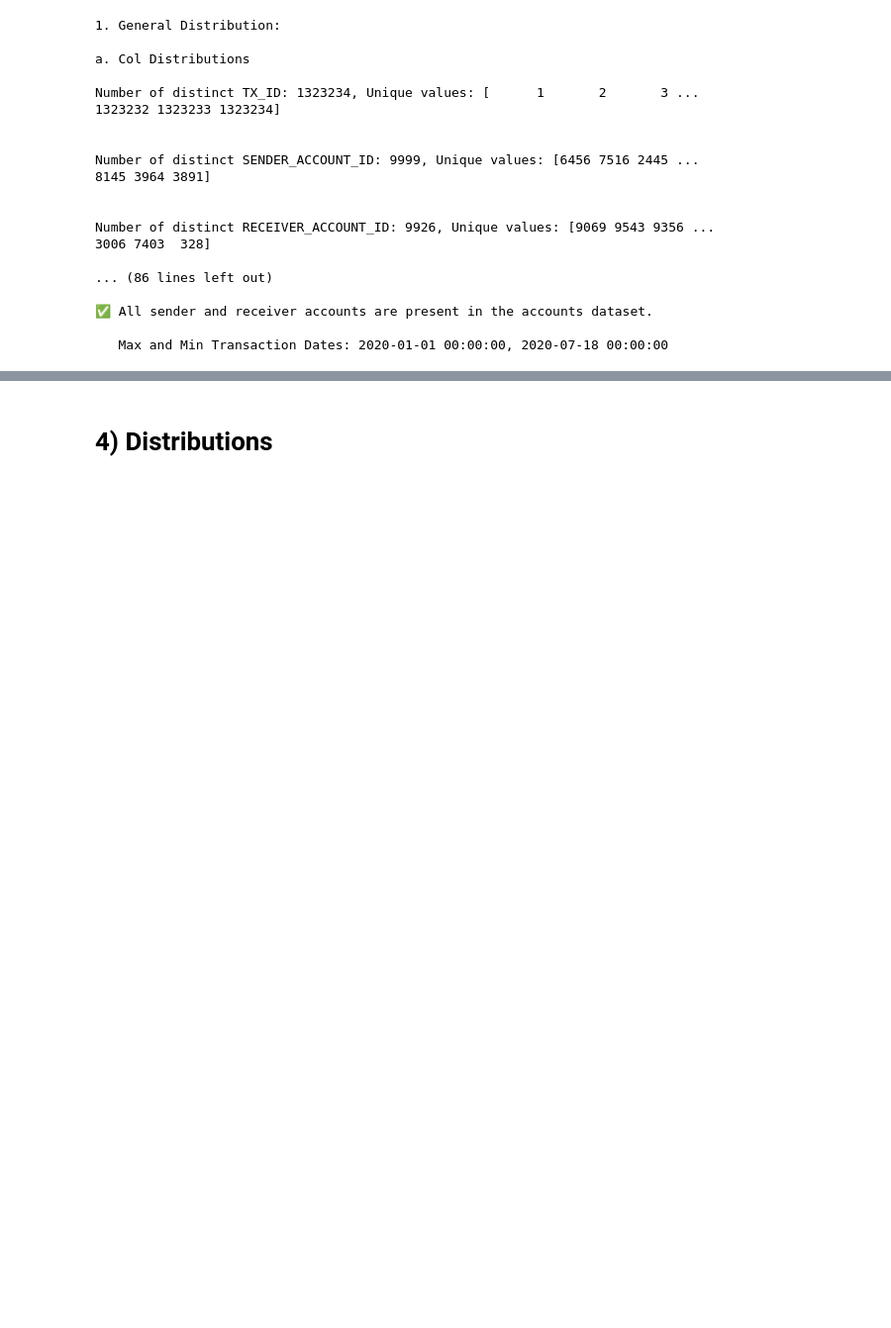
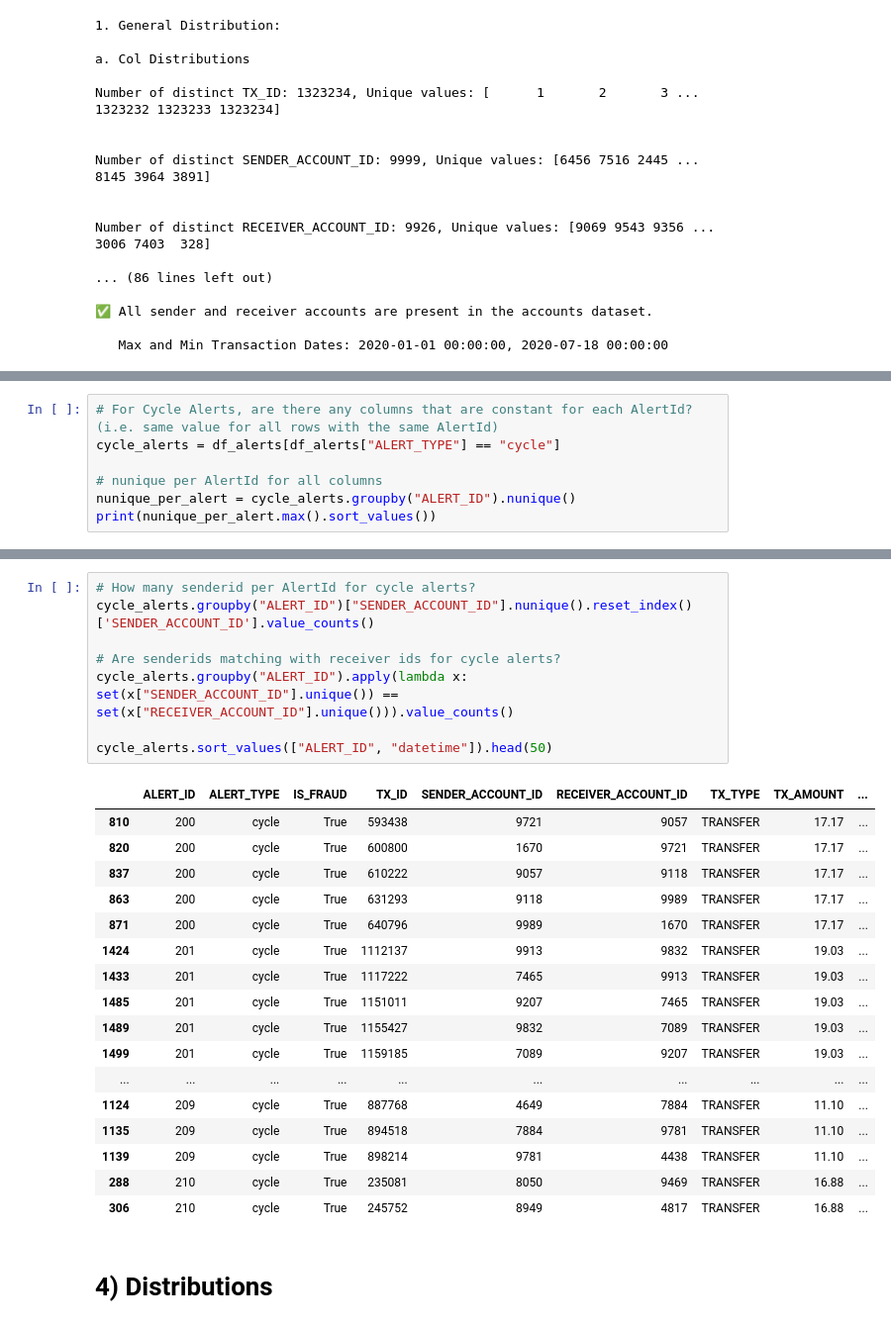
Before and after one commit to sevdenakkoc/my-risk-detection, a Jupyter notebook: notebooks/01_eda.ipynb, the cells around one changed output, grey strips where cells are left out. Shown at 99% size. Drawn from its saved outputs; the diff is of its cells as text; blank space fills up the shorter version.

```diff
--- a/notebooks/01_eda.ipynb
+++ b/notebooks/01_eda.ipynb
@@ -320,0 +368,7 @@ df_alerts[df_alerts["ALERT_TYPE"] == "fan_in"].groupby("ALERT_ID")["RECEIVER_ACC
+# %%
+# For Cycle Alerts, are there any columns that are constant for each AlertId? (i.e. same value for all rows with the same AlertId)
+cycle_alerts = df_alerts[df_alerts["ALERT_TYPE"] == "cycle"]
+
+# nunique per AlertId for all columns
+nunique_per_alert = cycle_alerts.groupby("ALERT_ID").nunique()
+print(nunique_per_alert.max().sort_values())
@@ -321,3 +387,29 @@ df_alerts[df_alerts["ALERT_TYPE"] == "fan_in"].groupby("ALERT_ID")["RECEIVER_ACC
+# %%
+# How many senderid per AlertId for cycle alerts?
+cycle_alerts.groupby("ALERT_ID")["SENDER_ACCOUNT_ID"].nunique().reset_index()['SENDER_ACCOUNT_ID'].value_counts()
+
+# Are senderids matching with receiver ids for cycle alerts?
+cycle_alerts.groupby("ALERT_ID").apply(lambda x: set(x["SENDER_ACCOUNT_ID"].unique()) == set(x["RECEIVER_ACCOUNT_ID"].unique())).value_counts()
+
+cycle_alerts.sort_values(["ALERT_ID", "datetime"]).head(50)
+# %% [output]
+|  | ALERT_ID | ALERT_TYPE | IS_FRAUD | TX_ID | SENDER_ACCOUNT_ID | RECEIVER_ACCOUNT_ID | TX_TYPE | TX_AMOUNT | ... |
+| 810 | 200 | cycle | True | 593438 | 9721 | 9057 | TRANSFER | 17.17 | ... |
+| 820 | 200 | cycle | True | 600800 | 1670 | 9721 | TRANSFER | 17.17 | ... |
+| 837 | 200 | cycle | True | 610222 | 9057 | 9118 | TRANSFER | 17.17 | ... |
+| 863 | 200 | cycle | True | 631293 | 9118 | 9989 | TRANSFER | 17.17 | ... |
+| 871 | 200 | cycle | True | 640796 | 9989 | 1670 | TRANSFER | 17.17 | ... |
+| 1424 | 201 | cycle | True | 1112137 | 9913 | 9832 | TRANSFER | 19.03 | ... |
+| 1433 | 201 | cycle | True | 1117222 | 7465 | 9913 | TRANSFER | 19.03 | ... |
+| 1485 | 201 | cycle | True | 1151011 | 9207 | 7465 | TRANSFER | 19.03 | ... |
+| 1489 | 201 | cycle | True | 1155427 | 9832 | 7089 | TRANSFER | 19.03 | ... |
+| 1499 | 201 | cycle | True | 1159185 | 7089 | 9207 | TRANSFER | 19.03 | ... |
+| ... | ... | ... | ... | ... | ... | ... | ... | ... | ... |
+| 1124 | 209 | cycle | True | 887768 | 4649 | 7884 | TRANSFER | 11.10 | ... |
+| 1135 | 209 | cycle | True | 894518 | 7884 | 9781 | TRANSFER | 11.10 | ... |
+| 1139 | 209 | cycle | True | 898214 | 9781 | 4438 | TRANSFER | 11.10 | ... |
+| 288 | 210 | cycle | True | 235081 | 8050 | 9469 | TRANSFER | 16.88 | ... |
+| 306 | 210 | cycle | True | 245752 | 8949 | 4817 | TRANSFER | 16.88 | ... |
 # %% [markdown]
 # 4) Distributions
 # %% [markdown]
```
Also changed, not shown: parts of 9 cells of this notebook.
